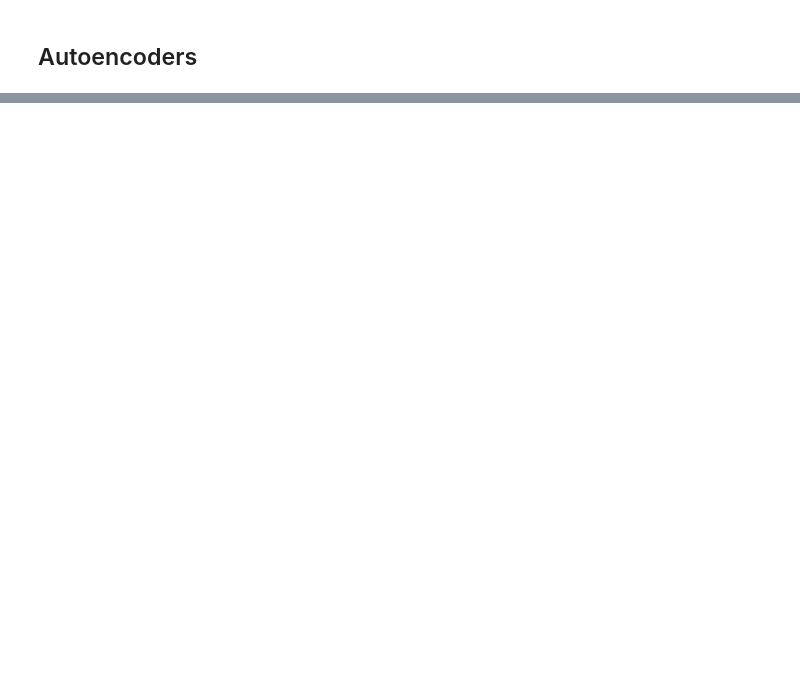
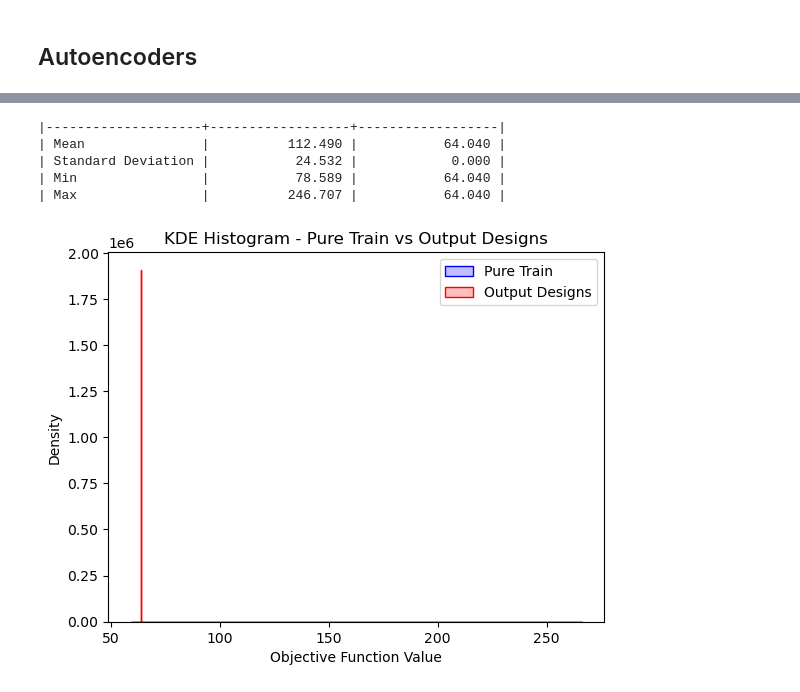
Before and after one commit to TedOiler/dexpy, a Jupyter notebook: v2/autoencoder_funcs.ipynb, the cells around one changed output, grey strips where cells are left out. Cells and saved outputs as stored; diff of their text form; code cells hidden in the pictures; blank space fills up the shorter version.

```diff
--- a/v2/autoencoder_funcs.ipynb
+++ b/v2/autoencoder_funcs.ipynb
@@ -69,0 +338,6 @@ Epoch 491/1000
+# %%
+autoencoder, encoder, decoder, history = fit_autoencoder_custom(create_autoencoder,
+                                                         train_data=des_pure_train, val_data=des_pure_val,
+                                                         input_dim=des_pure_train.shape[1], latent_dim=4, patience=50, epochs=1_000, batch_size=128,
+                                                         alpha=1, m=runs, n=sum(n_x), J_cb=J_cb, noise=0, max_layers=10)
+plot_history(history, title="Custom Loss", threshold=100)
@@ -73,0 +375,20 @@ Epoch 491/1000
+# %%
+cordex_pure_train, _, _, _ = create_train_val_set(runs=runs,
+                                         n_x=n_x,
+                                         scalars=scalars,
+                                         optimality=optimality,
+                                         J_cb=J_cb,
+                                         num_designs=1000,
+                                         test_size=0.2,
+                                         noise=0.1)
+# %%
+# Replace the arguments below with your actual parameters
+m = runs
+n = sum(n_x)
+noise = 0
+
+# Calculate the objective function values for each dataset
+objective_pure_cordex = [objective_function(design, m, n, J_cb, noise) for design in cordex_pure_train]
+
+output_designs = autoencoder.predict(cordex_pure_train)
+objective_output_designs = [objective_function(design, m, n, J_cb, noise) for design in output_designs]
@@ -73,0 +397,41 @@ Epoch 491/1000
+# %%
+# Calculate descriptive statistics for the new designs
+mean_new_designs = np.mean(objective_pure_cordex)
+std_new_designs = np.std(objective_pure_cordex)
+min_new_designs = np.min(objective_pure_cordex)
+max_new_designs = np.max(objective_pure_cordex)
+
+# Calculate descriptive statistics for the output designs
+mean_output_designs = np.mean(objective_output_designs)
+std_output_designs = np.std(objective_output_designs)
+min_output_designs = np.min(objective_output_designs)
+max_output_designs = np.max(objective_output_designs)
+
+# Create the table data
+table_data = [
+    ["Mean", mean_new_designs, mean_output_designs],
+    ["Standard Deviation", std_new_designs, std_output_designs],
+    ["Min", min_new_designs, min_output_designs],
+    ["Max", max_new_designs, max_output_designs]
+]
+
+# Print the table with a header
+print(tabulate(table_data, headers=["", "Cordex Designs", "Output Designs"], floatfmt=".3f", tablefmt="orgtbl"))
+# %% [output]
+|--------------------+------------------+------------------|
+| Mean               |          112.490 |           64.040 |
+| Standard Deviation |           24.532 |            0.000 |
+| Min                |           78.589 |           64.040 |
+| Max                |          246.707 |           64.040 |
+# %%
+# Plot KDE histograms
+sns.kdeplot(objective_pure_cordex, fill=True, color='blue', label='Pure Train')
+sns.kdeplot(objective_output_designs, fill=True, color='red', label='Output Designs')
+plt.legend()
+plt.xlabel('Objective Function Value')
+plt.ylabel('Density')
+# plt.ylim(0,0.1)
+plt.title('KDE Histogram - Pure Train vs Output Designs')
+plt.show()
+# %% [output]
+[figure, added]
```
Also changed, not shown: parts of 36 cells of this notebook, 13 other files.
